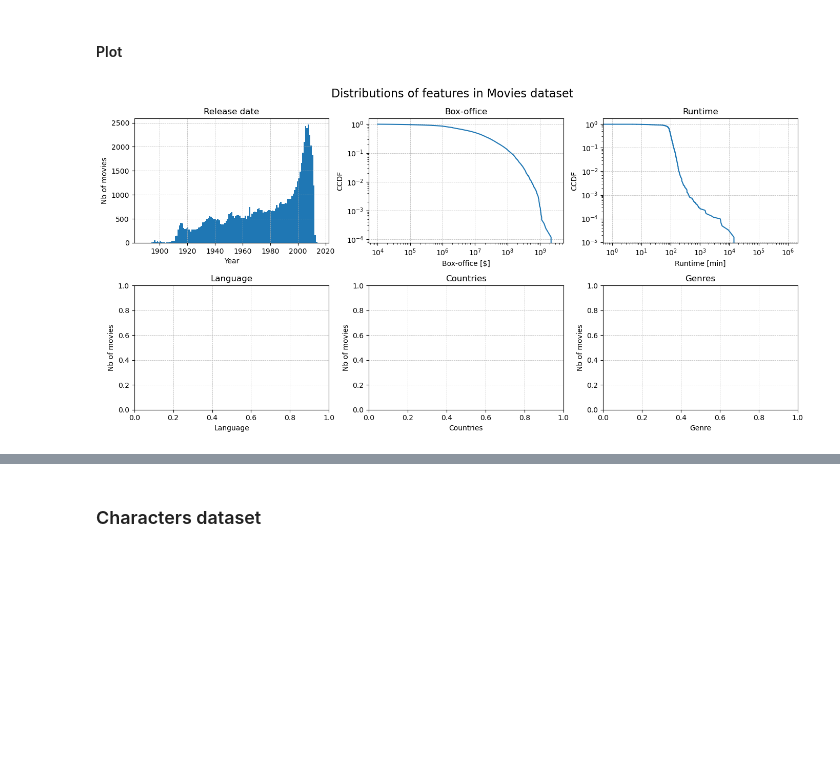
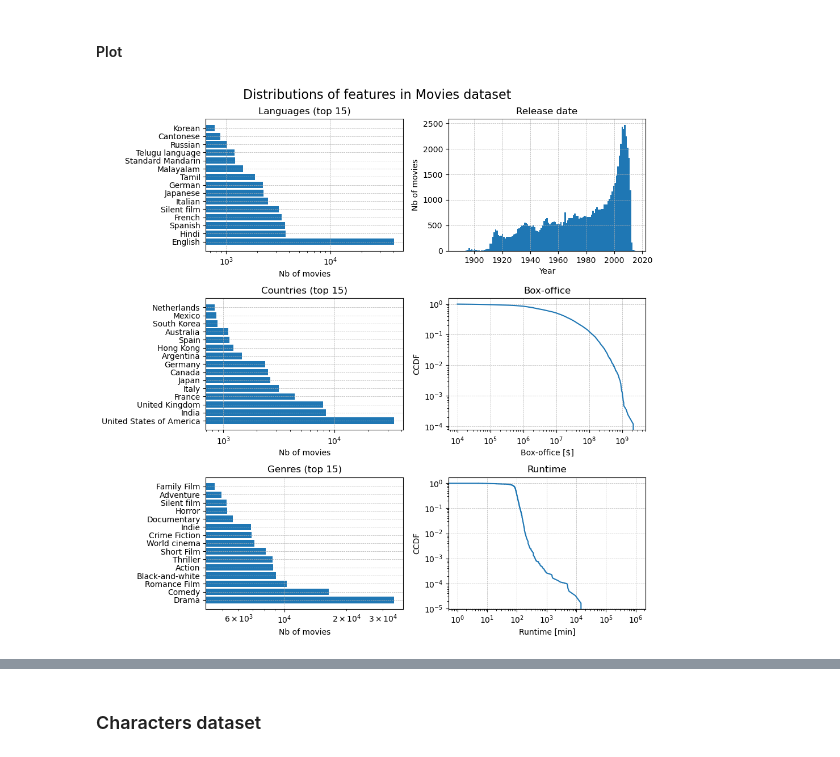
Before and after one commit to epfl-ada/ada-2023-project-thewestbobers, a Jupyter notebook: notebook.ipynb, the cells around one changed output, grey strips where cells are left out. Saved outputs shown, nothing was run; the diff lists cells and outputs as text; code cells hidden in the pictures; blank space fills up the shorter version.

Commit message:
features distributions (arthur)

```diff
--- a/notebook.ipynb
+++ b/notebook.ipynb
@@ -157,55 +205,63 @@ movies_t = movies_t.astype(int)
 # %%
 # Movies dataset features distributions
 # For early visualization, we simply drop nan values
 
 # Create subplots
-fig, axs = plt.subplots(2, 3, figsize=(14,7))
+fig, axs = plt.subplots(3, 2, figsize=(10,10))
 axs = axs.ravel()
 
-# Movies release date distribution
-movies_year.hist(bins=movies_year.nunique(), ax=axs[0])
-axs[0].set_xlabel('Year')
-axs[0].set_ylabel('Nb of movies')
-axs[0].set_title('Release date')
+# Movies release date distribution: HIST
+movies_year = process_year(movies_df)
+movies_year.hist(bins=movies_year.nunique(), ax=axs[1])
+axs[1].set_xlabel('Year')
+axs[1].set_ylabel('Nb of movies')
+axs[1].set_title('Release date')
+axs[1].grid(linestyle='--', linewidth=0.5)
+
+# Movies box-office distribution: PLOT
+movies_bo = process_bo(movies_df)
+ccdf_bo_x, ccdf_bo_y = ccdf(movies_bo)
+axs[3].loglog(ccdf_bo_x, ccdf_bo_y)
+axs[3].set_xlabel('Box-office [$]')
+axs[3].set_ylabel('CCDF')
+axs[3].set_title('Box-office')
+axs[3].grid(linestyle='--', linewidth=0.5)
+
+# Movies runtime distribution: PLOT
+movies_run = process_runtime(movies_df)
+ccdf_t_x, ccdf_t_y = ccdf(movies_run)
+axs[5].loglog(ccdf_t_x, ccdf_t_y)
+axs[5].set_xlabel('Runtime [min]')
+axs[5].set_ylabel('CCDF')
+axs[5].set_title('Runtime')
+axs[5].grid(linestyle='--', linewidth=0.5)
+
+# Movies language distribution: BAR
+movies_lang = process_lang(movies_df)
+axs[0].barh(movies_lang.index, movies_lang.values)
+axs[0].set_xlabel('Nb of movies')
+axs[0].set_title('Languages (top 15)')
+axs[0].set_xscale('log')
 axs[0].grid(linestyle='--', linewidth=0.5)
 
-# Movies box-office distribution
-ccdf_bo_x, ccdf_bo_y = ccdf(movies_bo)
-axs[1].loglog(ccdf_bo_x, ccdf_bo_y)
-axs[1].set_xlabel('Box-office [$]')
-axs[1].set_ylabel('CCDF')
-axs[1].set_title('Box-office')
-axs[1].grid(linestyle='--', linewidth=0.5)
-
-# Movies runtime distribution
-ccdf_t_x, ccdf_t_y = ccdf(movies_t)
-axs[2].loglog(ccdf_t_x, ccdf_t_y)
-axs[2].set_xlabel('Runtime [min]')
-axs[2].set_ylabel('CCDF')
-axs[2].set_title('Runtime')
+# Movies countries distribution: BAR
+movies_countries = process_countries(movies_df)
+axs[2].barh(movies_countries.index, movies_countries.values)
+axs[2].set_xlabel('Nb of movies')
+axs[2].set_title('Countries (top 15)')
+axs[2].set_xscale('log')
 axs[2].grid(linestyle='--', linewidth=0.5)
 
-# Movies language distribution
-axs[3].set_xlabel('Language')
-axs[3].set_ylabel('Nb of movies')
-axs[3].set_title('Language')
-axs[3].grid(linestyle='--', linewidth=0.5)
-
-# Movies countries distribution
-axs[4].set_xlabel('Countries')
-axs[4].set_ylabel('Nb of movies')
-axs[4].set_title('Countries')
+# Movies genres distribution: BAR
+movies_genres = process_genres(movies_df)
+axs[4].barh(movies_genres.index, movies_genres.values)
+axs[4].set_xlabel('Nb of movies')
+axs[4].set_title('Genres (top 15)')
+axs[4].set_xscale('log')
 axs[4].grid(linestyle='--', linewidth=0.5)
-
-# Movies genres distribution
-axs[5].set_xlabel('Genre')
-axs[5].set_ylabel('Nb of movies')
-axs[5].set_title('Genres')
-axs[5].grid(linestyle='--', linewidth=0.5)
-
 
 plt.suptitle("Distributions of features in Movies dataset", fontsize=16)
 plt.tight_layout()
 plt.show()
 # %% [output]
-[figure, old version]
+[figure, new version]
```
Also changed, not shown: parts of 8 cells of this notebook.
